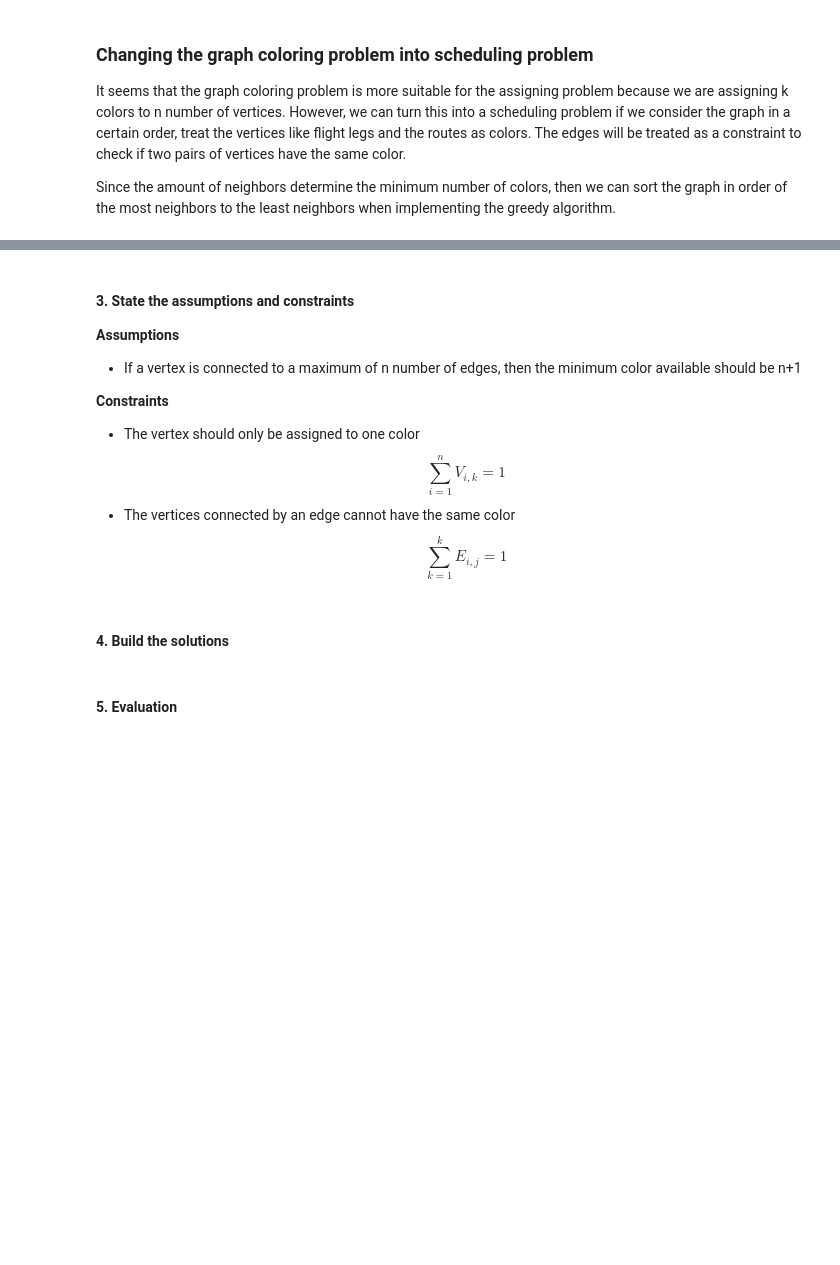
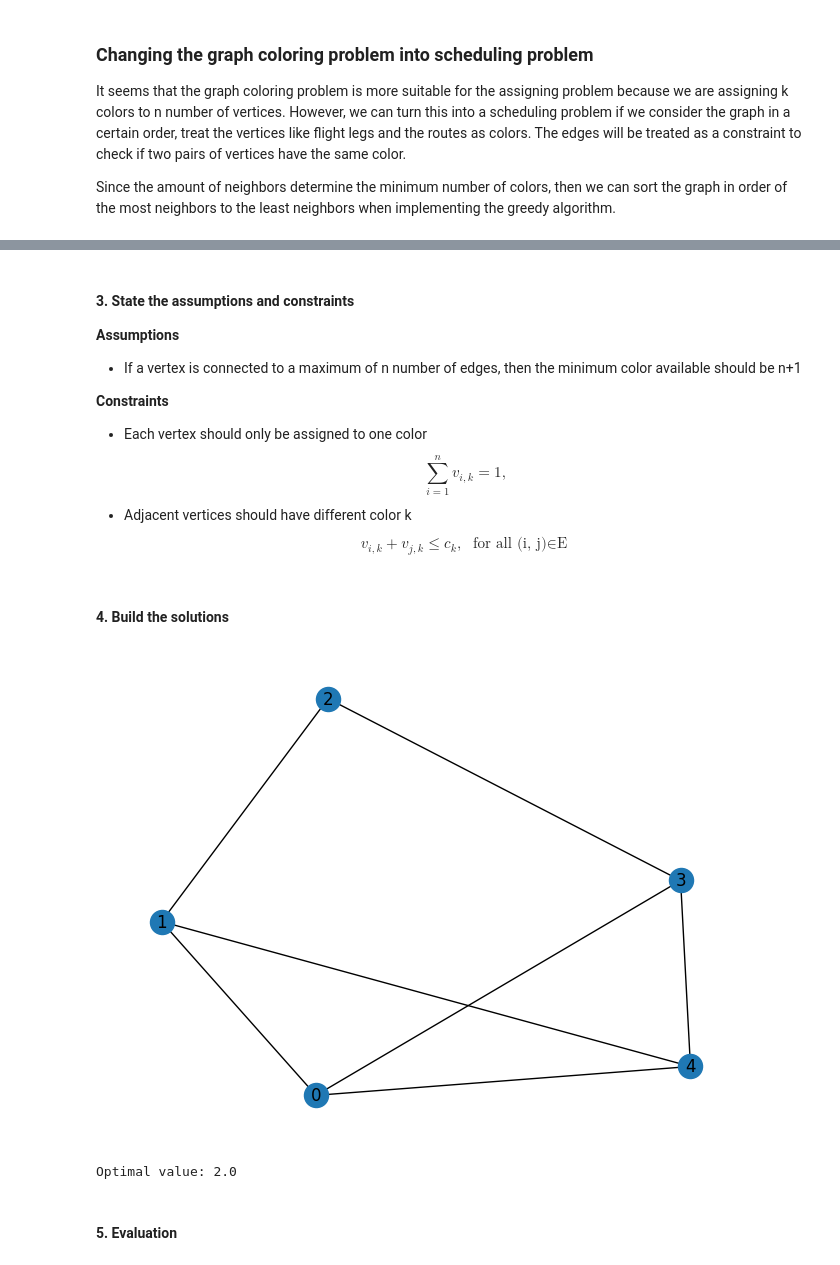
Before and after one commit to Michxz312/Optimization-Problems, a Jupyter notebook: Combinatorial Optimization/Graph Coloring and Scheduling.ipynb, the cells around one changed output, grey strips where cells are left out. Cells and saved outputs as stored; diff of their text form; code cells hidden in the pictures; blank space fills up the shorter version.

```diff
--- a/Combinatorial Optimization/Graph Coloring and Scheduling.ipynb
+++ b/Combinatorial Optimization/Graph Coloring and Scheduling.ipynb
@@ -64,11 +61,49 @@ $$\text{min} \quad C_k$$
 
 **Constraints**
 
-* The vertex should only be assigned to one color
-$$\sum_{i=1}^n V_{i,k} = 1$$
-* The vertices connected by an edge cannot have the same color
-$$\sum_{k=1}^k E_{i,j} = 1$$
+* Each vertex should only be assigned to one color
+$$\sum_{i=1}^n v_{i,k} = 1, $$
+* Adjacent vertices should have different color k
+$$v_{i, k} + v_{j, k} \leq c_k, \text{ for all (i, j)$\in$E}$$
 # %% [markdown]
 #### 4. Build the solutions
+# %%
+# Define the graph and let there be 4 vertices
+nodes = [i for i in range(5)] # create int array from  0-4
+Edges = [(0, 1), (0, 3), (0, 4), (1, 2), (1, 4), (2, 3), (3, 4)]
+# create a graph
+G = nx.Graph()
+G.add_nodes_from(nodes)
+G.add_edges_from(Edges)
+nx.draw(G, with_labels=True)
+plt.show()
+# %% [output]
+[figure, added]
+# %%
+n = len(nodes)# number of verices
+# the maximum number of colors is the maximum number of vertices
+k = len(nodes)
+
+# Create decision variables
+x = cp.Variable((n, k), integer = True)
+c = cp.Variable(k, integer = True)
+
+constraints = []
+
+# Each node should be assign a color
+for i in range(n):
+    constraints.append(cp.sum(x[i, :]) == 1)
+
+# adjacent vertices should have different color
+for i, j in Edges:
+    for a in range(k):
+        constraints.append(x[i, a] + x[j, a] <= c[a])
+
+objective = cp.Minimize(cp.sum(c))
+problem = cp.Problem(objective, constraints)
+problem.solve()
+print("Optimal value:", objective.value) # color index starts from 0
+# %% [output]
+Optimal value: 2.0
 # %% [markdown]
 #### 5. Evaluation
```
Also changed, not shown: parts of 7 cells of this notebook, 6 other files.
